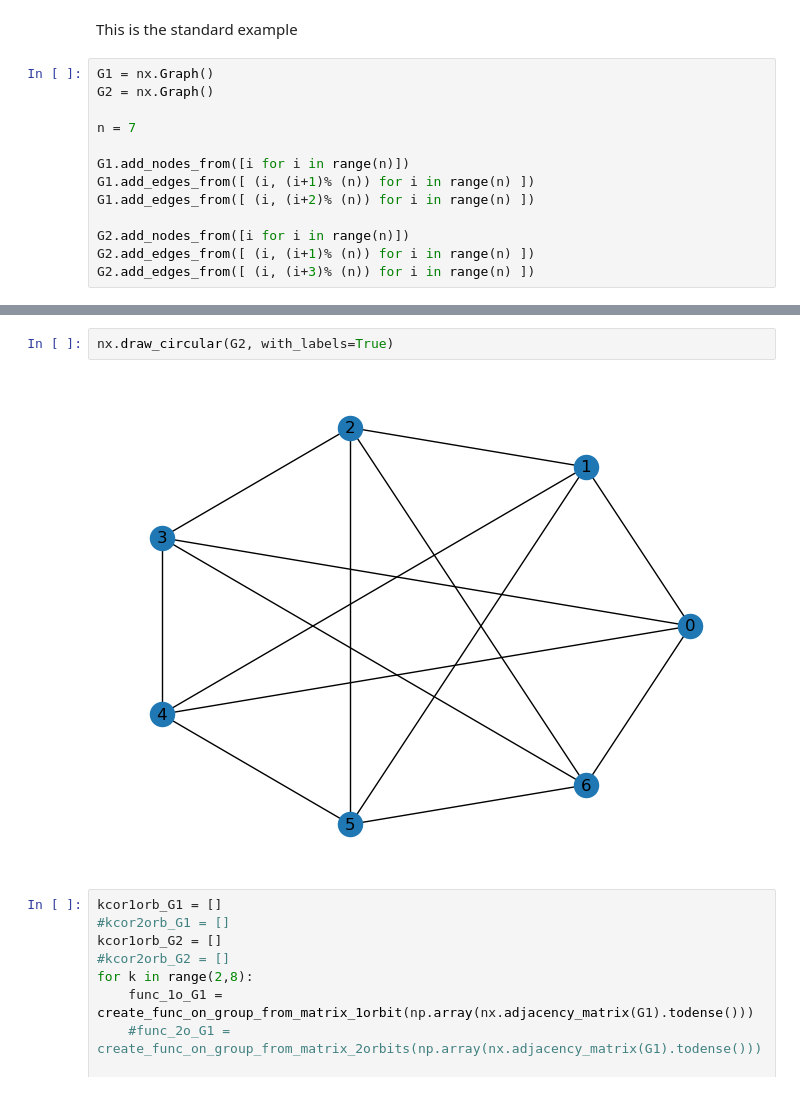
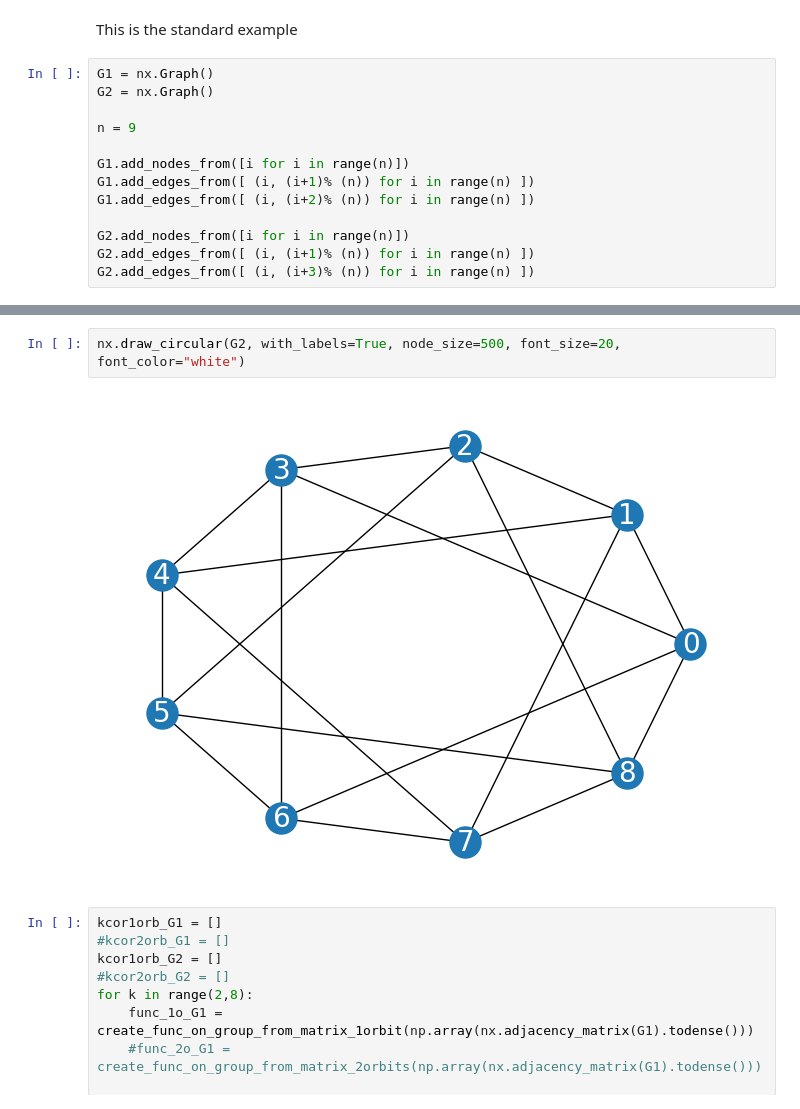
Before and after one commit to Scinawa/Experiments-group, a Jupyter notebook: EXP-discriminating-important-graphs.ipynb, the cells around one changed output, grey strips where cells are left out. Saved outputs shown, nothing was run; the diff lists cells and outputs as text.

```diff
--- a/EXP-discriminating-important-graphs.ipynb
+++ b/EXP-discriminating-important-graphs.ipynb
@@ -31,7 +33,7 @@ This is the standard example
 G1 = nx.Graph()
 G2 = nx.Graph()
 
-n = 7
+n = 9
 
 G1.add_nodes_from([i for i in range(n)])
 G1.add_edges_from([ (i, (i+1)% (n)) for i in range(n) ])
@@ -47,7 +49,7 @@ nx.draw_circular(G1, with_labels=True)
 # %%
-nx.draw_circular(G2, with_labels=True)
+nx.draw_circular(G2, with_labels=True, node_size=500, font_size=20, font_color="white")
 # %% [output]
-[figure, old version]
+[figure, new version]
 # %%
 kcor1orb_G1 = []
 #kcor2orb_G1 = []
```
Also changed, not shown: parts of 5 cells of this notebook, 6 other files.
